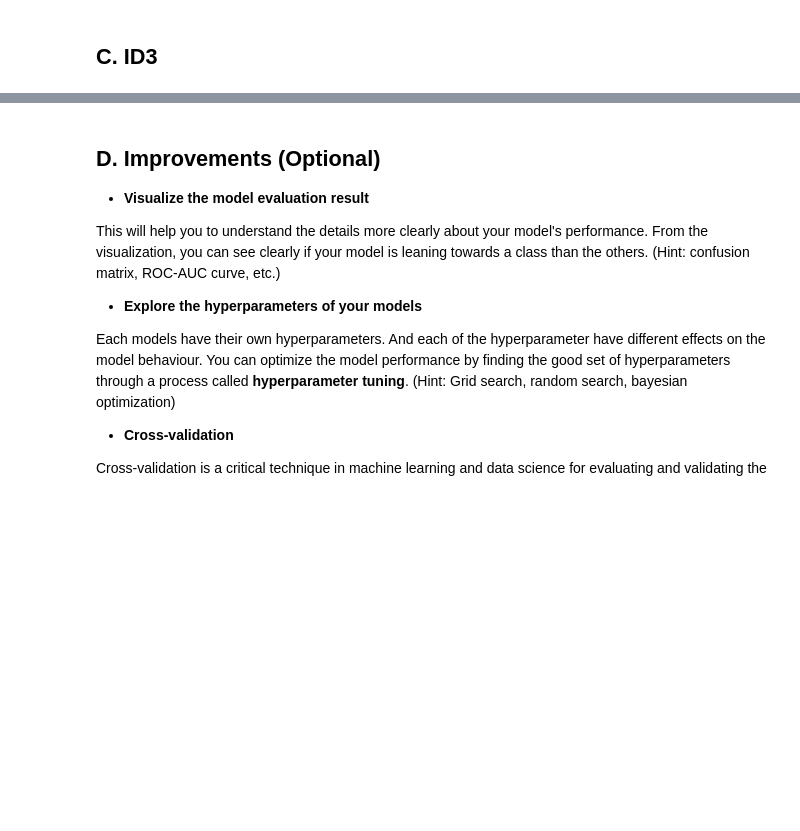
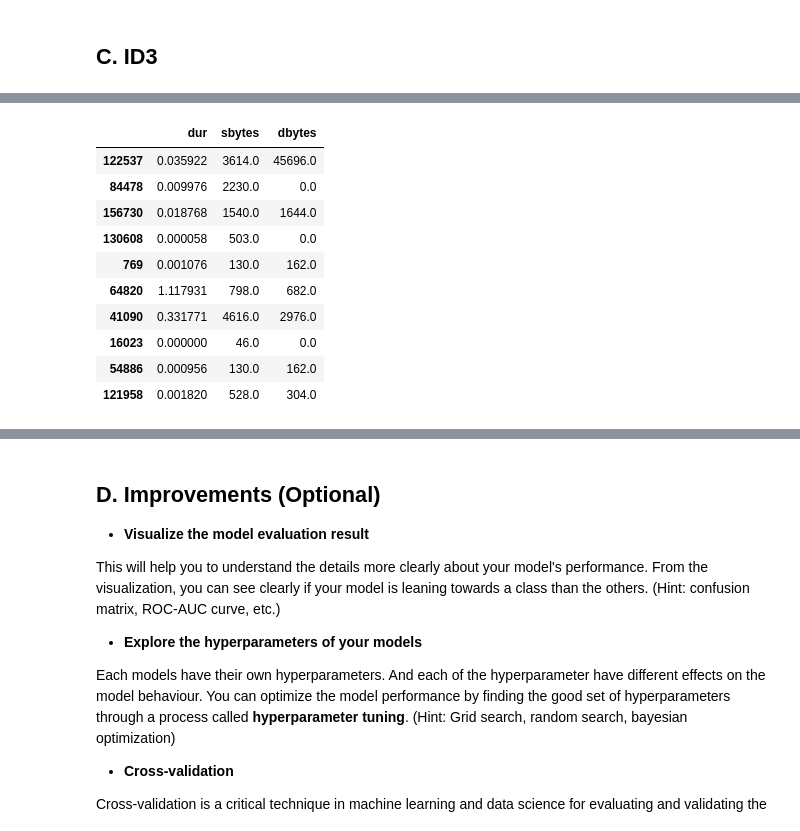
Before and after one commit to evelynnn04/Tubes2_AI, a Jupyter notebook: Copy_of_IF3170_Artificial_Intelligence___Tugas_Besar_2_Notebook_Template.ipynb, the cells around one changed output, grey strips where cells are left out. Saved outputs shown, nothing was run; the diff lists cells and outputs as text; code cells hidden in the pictures; blank space fills up the shorter version.

Commit message:
nitip mini y

```diff
--- a/Copy_of_IF3170_Artificial_Intelligence___Tugas_Besar_2_Notebook_Template.ipynb
+++ b/Copy_of_IF3170_Artificial_Intelligence___Tugas_Besar_2_Notebook_Template.ipynb
@@ -1015,0 +1042,6 @@ class Gaussian_Naive_Bayes_Selfmade:
+# %%
+mini_df = copy.deepcopy(train_set)
+mini_df = mini_df[mini_df['attack_cat'].isin(['Normal', 'Worms', 'Shellcode'])]
+mini_df.drop(columns=["service", "is_sm_ips_ports", "is_ftp_login", "sttl", "dttl", "sloss", "dloss", "sload", "dload", "spkts", "dpkts", "swin", "dwin", "stcpb", "dtcpb", "smean", "dmean", "trans_depth", "response_body_len", "sjit", "djit", "sinpkt", "dinpkt", "tcprtt", "synack", "ackdat", "ct_state_ttl", "ct_flw_http_mthd", "ct_ftp_cmd", "ct_srv_src", "ct_srv_dst", "ct_dst_ltm", "ct_src_ltm", "ct_src_dport_ltm", "ct_dst_sport_ltm", "ct_dst_src_ltm", "attack_cat", "state", "proto"], inplace=True)
+mini_df = mini_df.tail(10)
+mini_y = pd.Series({'attack_cat': ['Normal', 'Worms', 'Shellcode', 'Normal', 'Worms', 'Shellcode', 'Normal', 'Worms', 'Shellcode', 'Normal']})
@@ -1016 +1094,15 @@ class Gaussian_Naive_Bayes_Selfmade:
+# %%
+mini_df
+# %% [output]
+|  | dur | sbytes | dbytes |
+| 122537 | 0.035922 | 3614.0 | 45696.0 |
+| 84478 | 0.009976 | 2230.0 | 0.0 |
+| 156730 | 0.018768 | 1540.0 | 1644.0 |
+| 130608 | 0.000058 | 503.0 | 0.0 |
+| 769 | 0.001076 | 130.0 | 162.0 |
+| 64820 | 1.117931 | 798.0 | 682.0 |
+| 41090 | 0.331771 | 4616.0 | 2976.0 |
+| 16023 | 0.000000 | 46.0 | 0.0 |
+| 54886 | 0.000956 | 130.0 | 162.0 |
+| 121958 | 0.001820 | 528.0 | 304.0 |
 # %%
```
Also changed, not shown: parts of 18 cells of this notebook.
